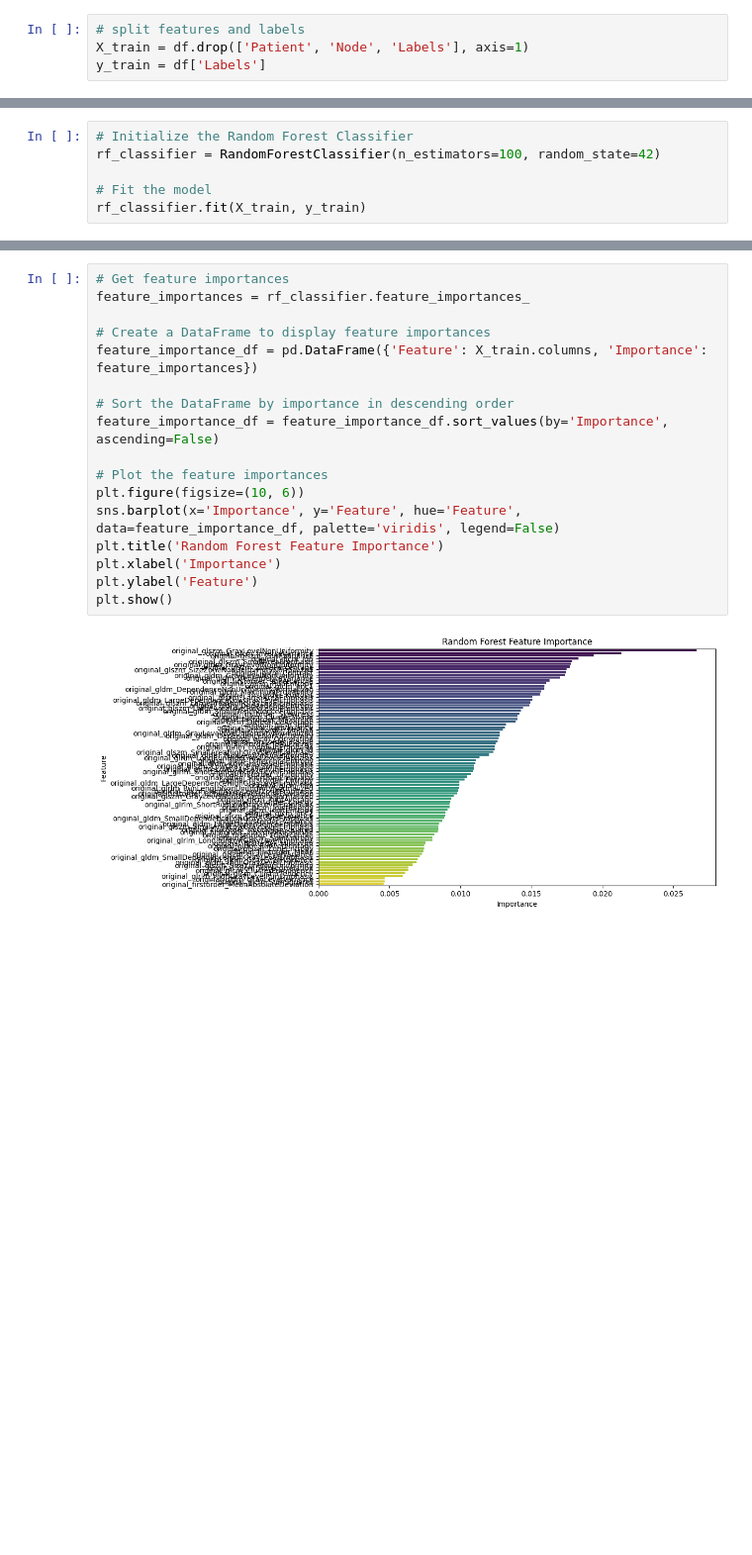
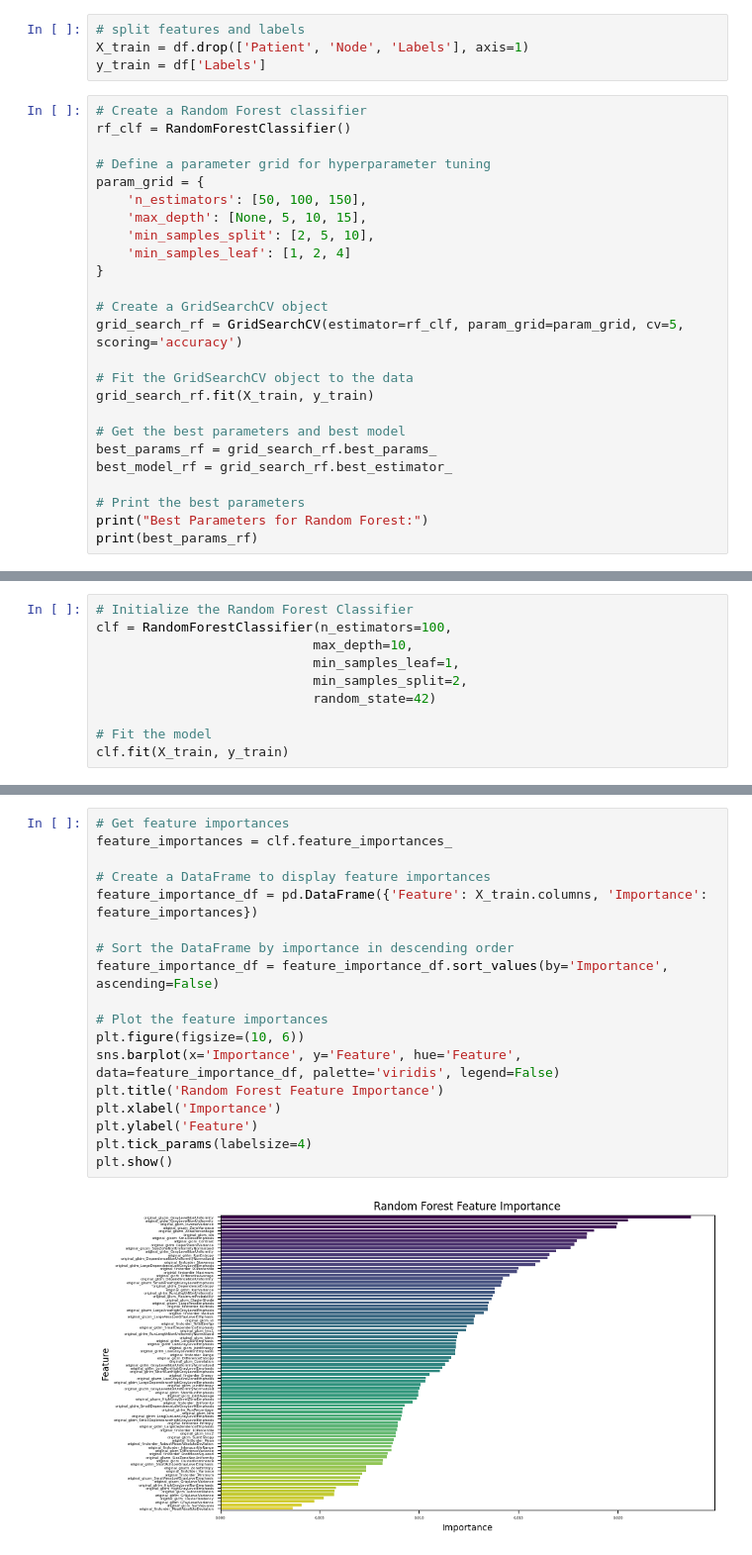
Before and after one commit to GaborinoS/Medical_image, a Jupyter notebook: feature_extraction.ipynb, the cells around one changed output, grey strips where cells are left out. Shown at 99% size. Drawn from its saved outputs; the diff is of its cells as text; blank space fills up the shorter version.

```diff
--- a/feature_extraction.ipynb
+++ b/feature_extraction.ipynb
@@ -106,3 +123,28 @@ df = df.drop(diagnostics_columns.columns, axis=1)
 # split features and labels
 X_train = df.drop(['Patient', 'Node', 'Labels'], axis=1)
 y_train = df['Labels']
+# %%
+# Create a Random Forest classifier
+rf_clf = RandomForestClassifier()
+
+# Define a parameter grid for hyperparameter tuning
+param_grid = {
+    'n_estimators': [50, 100, 150],
+    'max_depth': [None, 5, 10, 15],
+    'min_samples_split': [2, 5, 10],
+    'min_samples_leaf': [1, 2, 4]
+}
+
+# Create a GridSearchCV object
+grid_search_rf = GridSearchCV(estimator=rf_clf, param_grid=param_grid, cv=5, scoring='accuracy')
+
+# Fit the GridSearchCV object to the data
+grid_search_rf.fit(X_train, y_train)
+
+# Get the best parameters and best model
+best_params_rf = grid_search_rf.best_params_
+best_model_rf = grid_search_rf.best_estimator_
+
+# Print the best parameters
+print("Best Parameters for Random Forest:")
+print(best_params_rf)
@@ -109,7 +154,11 @@ y_train = df['Labels']
 # %%
 # Initialize the Random Forest Classifier
-rf_classifier = RandomForestClassifier(n_estimators=100, random_state=42)
+clf = RandomForestClassifier(n_estimators=100,
+                            max_depth=10,
+                            min_samples_leaf=1,
+                            min_samples_split=2,
+                            random_state=42)
 
 # Fit the model
-rf_classifier.fit(X_train, y_train)
+clf.fit(X_train, y_train)
 # %% [output]
@@ -117,19 +166,20 @@ RandomForestClassifier(random_state=42)
 # %%
 # Get feature importances
-feature_importances = rf_classifier.feature_importances_
+feature_importances = clf.feature_importances_
 
 # Create a DataFrame to display feature importances
 feature_importance_df = pd.DataFrame({'Feature': X_train.columns, 'Importance': feature_importances})
 
 # Sort the DataFrame by importance in descending order
 feature_importance_df = feature_importance_df.sort_values(by='Importance', ascending=False)
 
 # Plot the feature importances
 plt.figure(figsize=(10, 6))
 sns.barplot(x='Importance', y='Feature', hue='Feature', data=feature_importance_df, palette='viridis', legend=False)
 plt.title('Random Forest Feature Importance')
 plt.xlabel('Importance')
 plt.ylabel('Feature')
+plt.tick_params(labelsize=4)
 plt.show()
 # %% [output]
-[figure, old version]
+[figure, new version]
```
Also changed, not shown: parts of 16 cells of this notebook.
